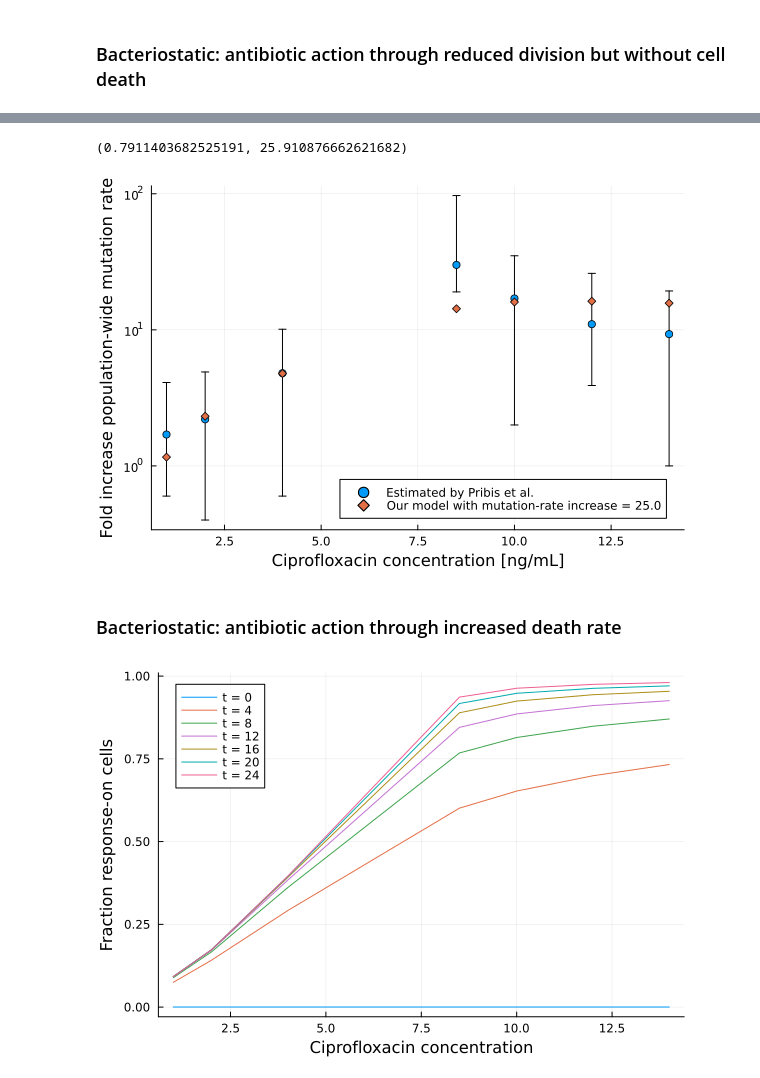
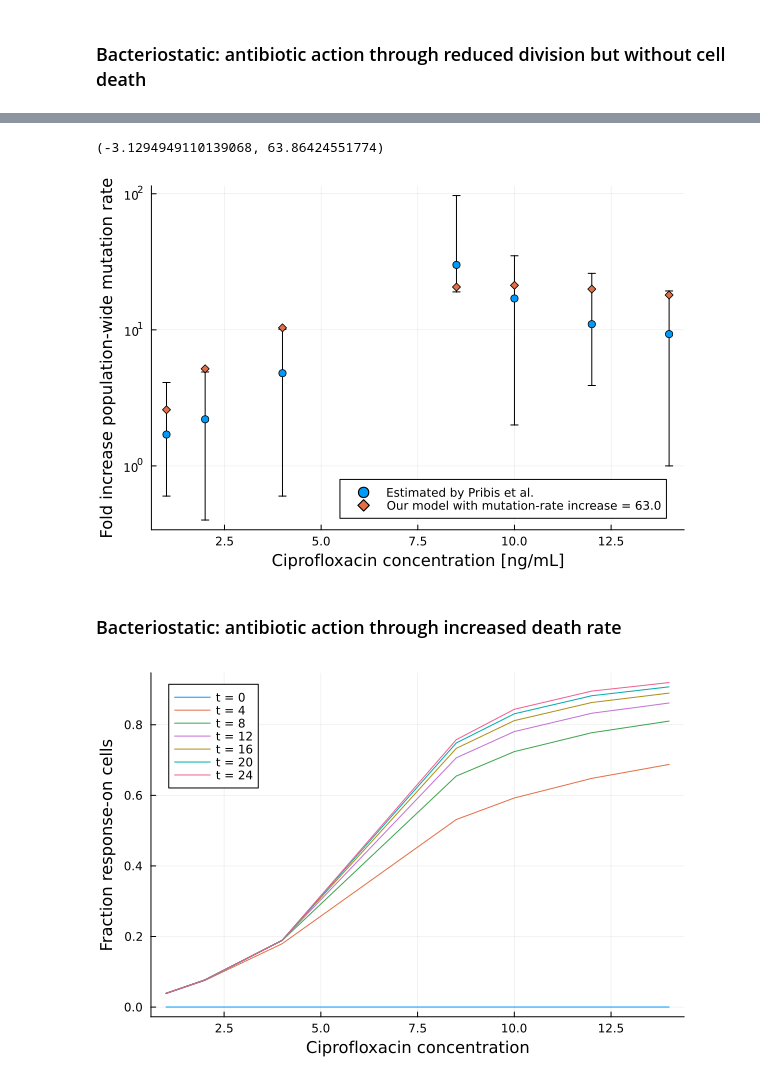
Before and after one commit to LucyL-J/estimu, a Jupyter notebook: dose-dependence.ipynb, the cells around one changed output, grey strips where cells are left out. Saved outputs shown, nothing was run; the diff lists cells and outputs as text; code cells hidden in the pictures.

```diff
--- a/dose-dependence.ipynb
+++ b/dose-dependence.ipynb
@@ -65,13 +56,11 @@ gamma_off = 1.
 delta_off = 0.
 switching = 0.05
 N0_on = 1.
-gamma_on = 0.1
+gamma_on = 0.0*gamma_off
 delta_on = 0.
 tf = 24
 Nf = 10^9
-ts = t_stat_phase(tf, Nf, N0_off, gamma_off-delta_off-switching, switching, N0_on, gamma_on-delta_on)
 P_popdyn = plot(xlab="Time [h]", ylab="Population size", yscale=:log10, legend=:topleft)
 plot!(0:0.1:tf, x -> pop_size(x, N0_off, gamma_off-delta_off-switching), lab="Response-off subpopulation", c=:darkgreen, width=2)
 plot!(0:0.1:tf, x -> pop_size(x, N0_off, gamma_off-delta_off-switching, switching, N0_on, gamma_on-delta_on), lab="Response-on subpopulation", c=:lightgreen, width=2)
-vline!([ts], c=:black, style=:dash, lab="Total population size reaches $Nf")
 # %% [output]
@@ -80,15 +69,7 @@ vline!([ts], c=:black, style=:dash, lab="Total population size reaches $Nf")
 ### How do the population dynamics depend on the antibiotic concentration?
 # %%
 # Population growth rate depending on antibiotic concentration
-function growth_rate(lambda_max, c, IC50, hill_coeff)
-    if c == IC50
-        return lambda_max/2
-    elseif c == MAC
-        return lambda_max/9
-    else
-        return lambda_max/(1+(c/IC50)^hill_coeff)
-    end
-end
+growth_rate(lambda_max, c, IC50, hill_coeff) = lambda_max/(1+(c/IC50)^hill_coeff)
 # Dose-reponse curve from Das et al.
 hill_coeff = 4.
 MAC_to_IC50(MAC, hill_coeff) = MAC/9^(1/hill_coeff)
@@ -112,9 +93,8 @@ function fraction_on(t, c, lambda_max)
     pop_growth = growth_rate(lambda_max, c, IC50, hill_coeff)
     gamma_off = pop_growth/(1 - c*scaling_factor)
     switching = switching_rate(gamma_off, c, scaling_factor)
-    ts = t_stat_phase(tf, Nf, N0_off, pop_growth, switching, N0_on, gamma_on-delta_on)
-    n_on = pop_size(min(ts, t), N0_off, pop_growth, switching, N0_on, gamma_on-delta_on)
-    n_off = pop_size(min(ts, t), N0_off, pop_growth)
+    n_on = pop_size(t, N0_off, pop_growth, switching, N0_on, gamma_on-delta_on)
+    n_off = pop_size(t, N0_off, pop_growth)
     return n_on / (n_on + n_off)
 end
 P_f = plot(xlab="Ciprofloxacin concentration", ylab="Fraction response-on cells")
@@ -134,26 +114,25 @@ P_M = plot(ylab="Fold increase population-wide mutation rate", xlab="Ciprofloxac
 scatter!(C, M_MLE, yerror=(M_lower, M_upper), lab="Estimated by Pribis et al.")
 scatter!(C, M, lab="Our model with mutation-rate increase = $(round(mu_inc))", marker=:d)
 # %% [output]
-(0.7911403682525191, 25.910876662621682)
+(-3.1294949110139068, 63.86424551774)
-[figure, old version]
+[figure, new version]
 # %% [markdown]
 ### Bacteriostatic: antibiotic action through increased death rate
 # %%
 function fraction_on(t, c, lambda_max, death)
     pop_growth = growth_rate(lambda_max, c, IC50, hill_coeff)
     switching = switching_rate(gamma_off, c, scaling_factor)
-    ts = t_stat_phase(tf, Nf, N0_off, pop_growth, switching, N0_on, gamma_on-delta_on)
-    n_on = pop_size(min(ts, t), N0_off, pop_growth, switching, N0_on, gamma_on-delta_on)
-    n_off = pop_size(min(ts, t), N0_off, pop_growth)
+    n_on = pop_size(t, N0_off, pop_growth, switching, N0_on, gamma_on-delta_on)
+    n_off = pop_size(t, N0_off, pop_growth)
     return n_on / (n_on + n_off)
 end
 P_f = plot(xlab="Ciprofloxacin concentration", ylab="Fraction response-on cells")
 for y in 0:4:24
     plot!(C, x -> fraction_on(y, x, lambda_max, true), lab="t = $y")
 end
 P_f
 # %% [output]
-[figure, old version]
+[figure, new version]
 # %%
 F = [fraction_on(tf, x, lambda_max, true) for x in C]
 i, m = linear_fit(F, M_MLE)
```
Also changed, not shown: parts of 4 cells of this notebook.
